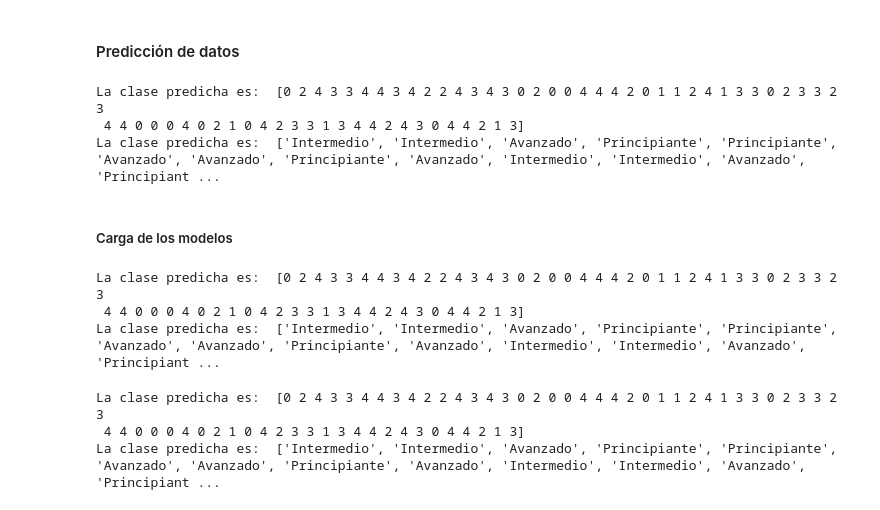
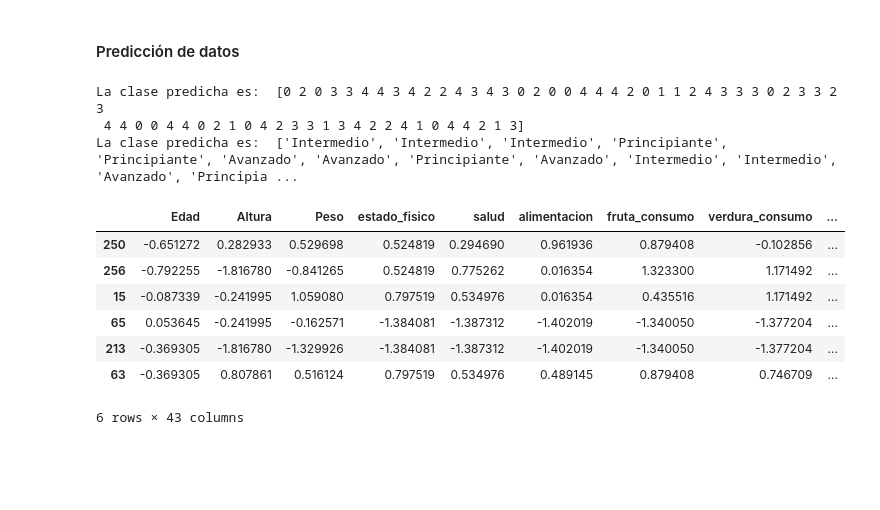
Before and after one commit to javierlopezg00/entrenamiento, a Jupyter notebook: src-tauri/src/model/training.ipynb, the cells around one changed output. Cells and saved outputs as stored; diff of their text form; code cells hidden in the pictures; blank space fills up the shorter version.

Commit message:
Actualizar modelo

```diff
--- a/src-tauri/src/model/training.ipynb
+++ b/src-tauri/src/model/training.ipynb
@@ -348,7 +338,7 @@ joblib.dump(encoder, 'models/encoder.pkl')
 # %%
 # División de los datos en entrenamiento y prueba
 X_train, X_test, y_train, y_test = train_test_split(
-    df_pca, y, test_size=0.2, random_state=0)
+    df_scaled, y, test_size=0.2, random_state=0)
 # %% [markdown]
 ##### Red Neuronal de Perceptrón Multicapa
 # %%
@@ -390,20 +382,16 @@ Accuracy: 0.953125
 user_classes = ['Intermedio', 'Principiante',
                 'Intermedio', 'Principiante', 'Avanzado']
 
-# Use the trained model to predict the class for the test users
-cluster_labels = kmeans.predict(X_test)
-one_hot_labels = encoder.transform(cluster_labels.reshape(-1, 1))
+labels = mlp.predict(X_test, verbose=0)
 
 # Map the predicted classes to the actual classes
-class_labels = np.argmax(one_hot_labels, axis=1)
+class_labels = np.argmax(labels, axis=1)
 print("La clase predicha es: ", str(class_labels))
 
 # Map the class labels to the actual classes
 class_labels = [user_classes[label] for label in class_labels]
 print("La clase predicha es: ", str(class_labels))
 # %% [output]
-La clase predicha es:  [0 2 4 3 3 4 4 3 4 2 2 4 3 4 3 0 2 0 0 4 4 4 2 0 1 1 2 4 1 3 3 0 2 3 3 2 3
- 4 4 0 0 0 4 0 2 1 0 4 2 3 3 1 3 4 4 2 4 3 0 4 4 2 1 3]
-La clase predicha es:  ['Intermedio', 'Intermedio', 'Avanzado', 'Principiante', 'Principiante', 'Avanzado', 'Avanzado', 'Principiante', 'Avanzado', 'Intermedio', 'Intermedio', 'Avanzado', 'Principiant ...
+La clase predicha es:  [0 2 0 3 3 4 4 3 4 2 2 4 3 4 3 0 2 0 0 4 4 4 2 0 1 1 2 4 3 3 3 0 2 3 3 2 3
+ 4 4 0 0 4 4 0 2 1 0 4 2 3 3 1 3 4 2 2 4 1 0 4 4 2 1 3]
+La clase predicha es:  ['Intermedio', 'Intermedio', 'Intermedio', 'Principiante', 'Principiante', 'Avanzado', 'Avanzado', 'Principiante', 'Avanzado', 'Intermedio', 'Intermedio', 'Avanzado', 'Principia ...
-# %% [markdown]
-##### Carga de los modelos
@@ -414,31 +398,11 @@ mlp = load_model('models/mlp.h5')
-# %%
-# Use the trained model to predict the class for the test users
-cluster_labels = kmeans.predict(X_test)
-one_hot_labels = encoder.transform(cluster_labels.reshape(-1, 1))
-
-# Map the predicted classes to the actual classes
-class_labels = np.argmax(one_hot_labels, axis=1)
-print("La clase predicha es: ", str(class_labels))
-
-# Map the class labels to the actual classes
-class_labels = [user_classes[label] for label in class_labels]
-print("La clase predicha es: ", str(class_labels))
-# %% [output]
-La clase predicha es:  [0 2 4 3 3 4 4 3 4 2 2 4 3 4 3 0 2 0 0 4 4 4 2 0 1 1 2 4 1 3 3 0 2 3 3 2 3
- 4 4 0 0 0 4 0 2 1 0 4 2 3 3 1 3 4 4 2 4 3 0 4 4 2 1 3]
-La clase predicha es:  ['Intermedio', 'Intermedio', 'Avanzado', 'Principiante', 'Principiante', 'Avanzado', 'Avanzado', 'Principiante', 'Avanzado', 'Intermedio', 'Intermedio', 'Avanzado', 'Principiant ...
-# %%
-mlp.predict(X_test, verbose=0)
-one_hot_labels = encoder.transform(cluster_labels.reshape(-1, 1))
-
-# Map the predicted classes to the actual classes
-class_labels = np.argmax(one_hot_labels, axis=1)
-print("La clase predicha es: ", str(class_labels))
-
-# Map the class labels to the actual classes
-class_labels = [user_classes[label] for label in class_labels]
-print("La clase predicha es: ", str(class_labels))
-# %% [output]
-La clase predicha es:  [0 2 4 3 3 4 4 3 4 2 2 4 3 4 3 0 2 0 0 4 4 4 2 0 1 1 2 4 1 3 3 0 2 3 3 2 3
- 4 4 0 0 0 4 0 2 1 0 4 2 3 3 1 3 4 4 2 4 3 0 4 4 2 1 3]
-La clase predicha es:  ['Intermedio', 'Intermedio', 'Avanzado', 'Principiante', 'Principiante', 'Avanzado', 'Avanzado', 'Principiante', 'Avanzado', 'Intermedio', 'Intermedio', 'Avanzado', 'Principiant ...
+# %%
+X_test.head(6)
+# %% [output]
+|  | Edad | Altura | Peso | estado_fisico | salud | alimentacion | fruta_consumo | verdura_consumo | ... |
+| 250 | -0.651272 | 0.282933 | 0.529698 | 0.524819 | 0.294690 | 0.961936 | 0.879408 | -0.102856 | ... |
+| 256 | -0.792255 | -1.816780 | -0.841265 | 0.524819 | 0.775262 | 0.016354 | 1.323300 | 1.171492 | ... |
+| 15 | -0.087339 | -0.241995 | 1.059080 | 0.797519 | 0.534976 | 0.016354 | 0.435516 | 1.171492 | ... |
+| 65 | 0.053645 | -0.241995 | -0.162571 | -1.384081 | -1.387312 | -1.402019 | -1.340050 | -1.377204 | ... |
+| 213 | -0.369305 | -1.816780 | -1.329926 | -1.384081 | -1.387312 | -1.402019 | -1.340050 | -1.377204 | ... |
+| 63 | -0.369305 | 0.807861 | 0.516124 | 0.797519 | 0.534976 | 0.489145 | 0.879408 | 0.746709 | ... |
+6 rows × 43 columns
```
Also changed, not shown: parts of 11 cells of this notebook, 1 other file.
